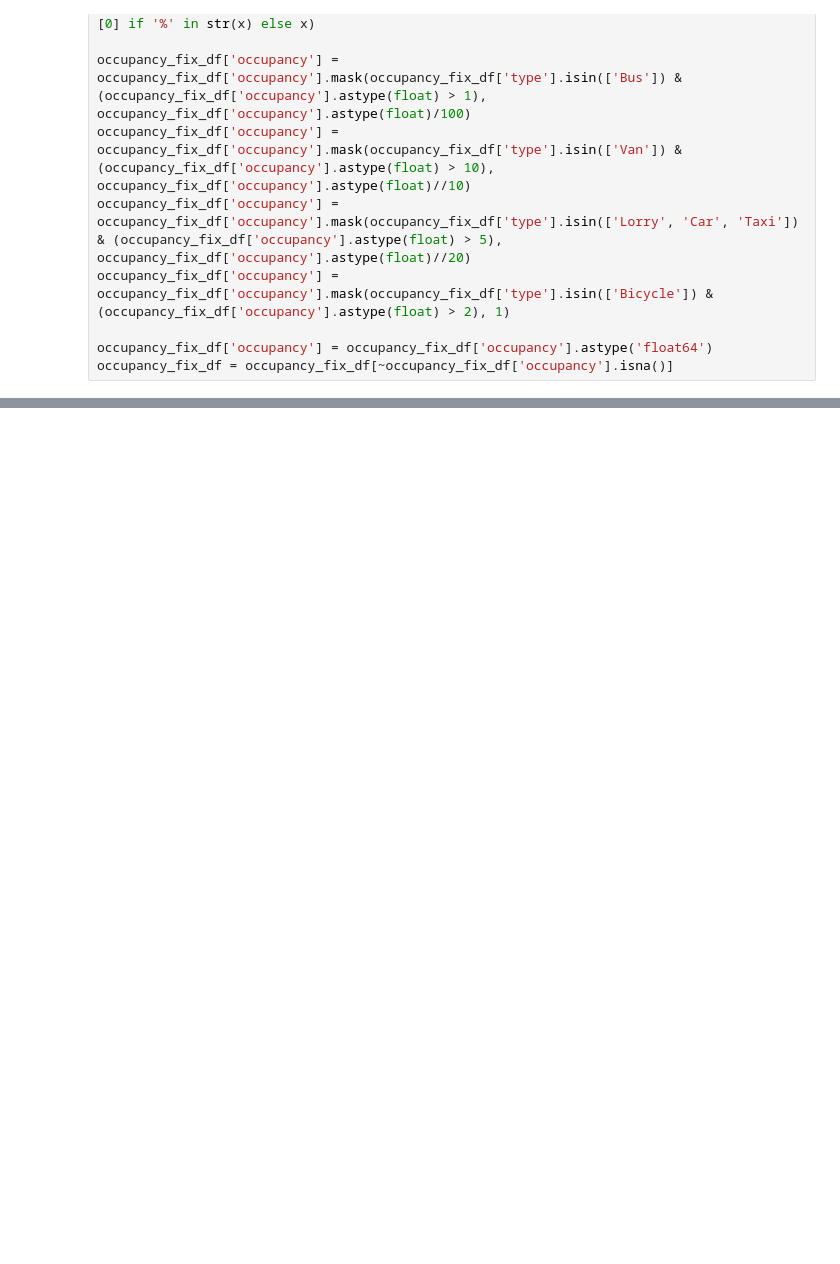
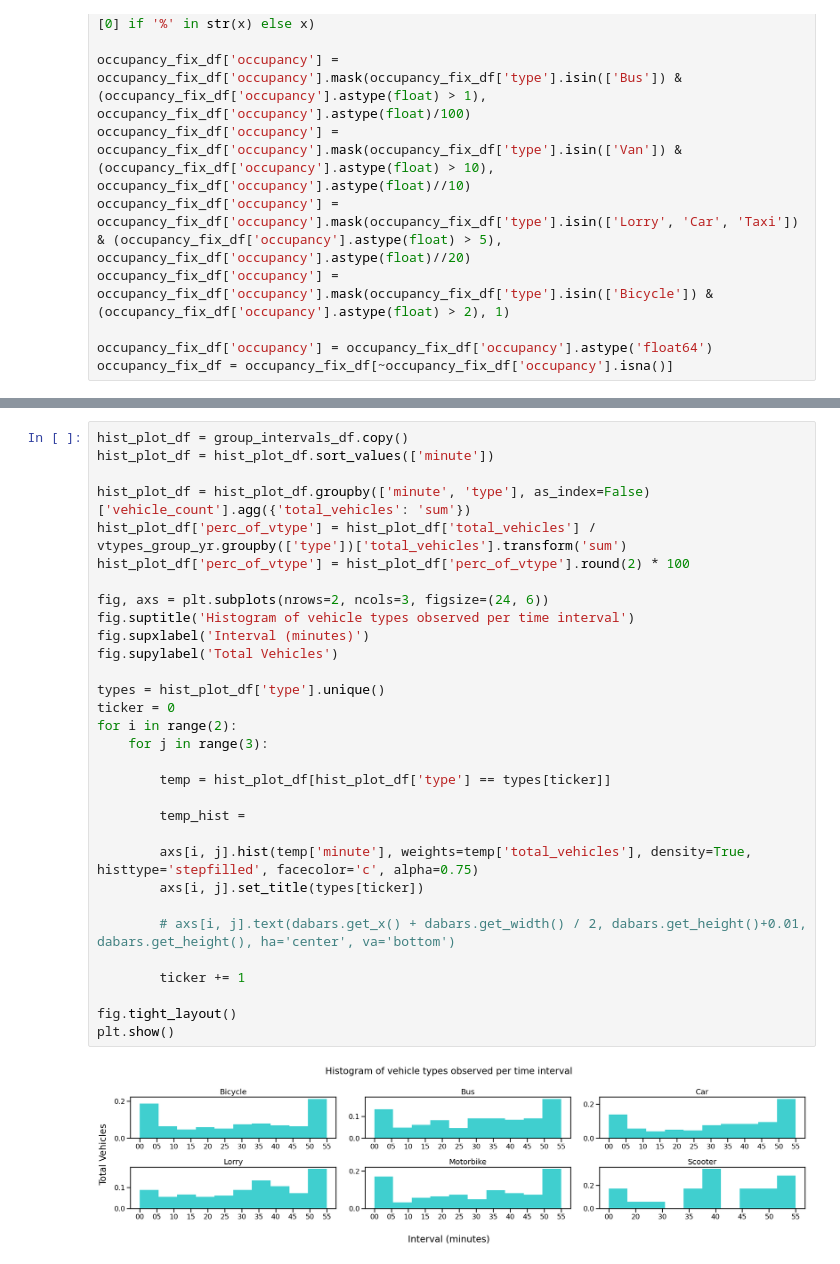
Before and after one commit to hovjr/Coding-projects, a Jupyter notebook: Data Wrangling/wrangling.ipynb, the cells around one changed output, grey strips where cells are left out. Drawn from its saved outputs; the diff is of its cells as text; blank space fills up the shorter version.

```diff
--- a/Data Wrangling/wrangling.ipynb
+++ b/Data Wrangling/wrangling.ipynb
@@ -584,0 +690,33 @@ plt.show()
+# %%
+hist_plot_df = group_intervals_df.copy()
+hist_plot_df = hist_plot_df.sort_values(['minute'])
+
+hist_plot_df = hist_plot_df.groupby(['minute', 'type'], as_index=False)['vehicle_count'].agg({'total_vehicles': 'sum'})
+hist_plot_df['perc_of_vtype'] = hist_plot_df['total_vehicles'] / vtypes_group_yr.groupby(['type'])['total_vehicles'].transform('sum')
+hist_plot_df['perc_of_vtype'] = hist_plot_df['perc_of_vtype'].round(2) * 100
+
+fig, axs = plt.subplots(nrows=2, ncols=3, figsize=(24, 6))
+fig.suptitle('Histogram of vehicle types observed per time interval')
+fig.supxlabel('Interval (minutes)')
+fig.supylabel('Total Vehicles')
+
+types = hist_plot_df['type'].unique()
+ticker = 0
+for i in range(2):
+    for j in range(3):
+
+        temp = hist_plot_df[hist_plot_df['type'] == types[ticker]]
+
+        temp_hist =
+
+        axs[i, j].hist(temp['minute'], weights=temp['total_vehicles'], density=True, histtype='stepfilled', facecolor='c', alpha=0.75)
+        axs[i, j].set_title(types[ticker])
+
+        # axs[i, j].text(dabars.get_x() + dabars.get_width() / 2, dabars.get_height()+0.01, dabars.get_height(), ha='center', va='bottom')
+
+        ticker += 1
+
+fig.tight_layout()
+plt.show()
+# %% [output]
+[figure, added]
```
Also changed, not shown: parts of 21 cells of this notebook, 2 other files.
